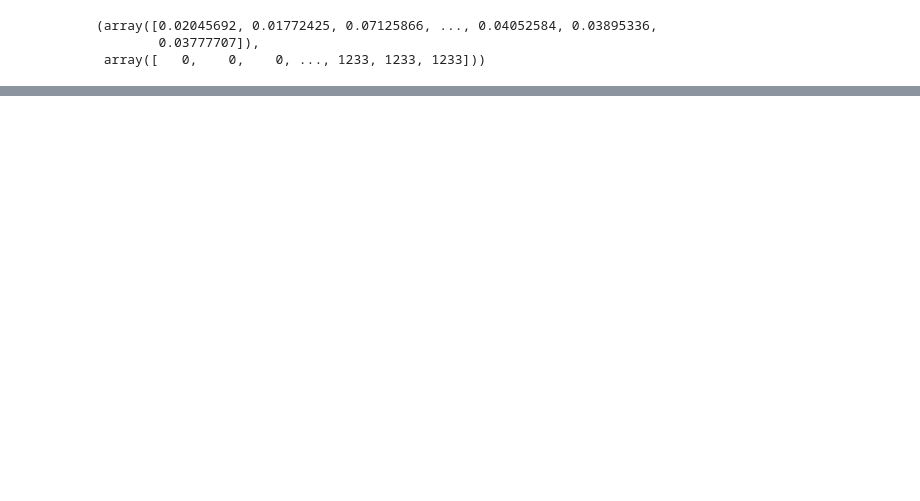
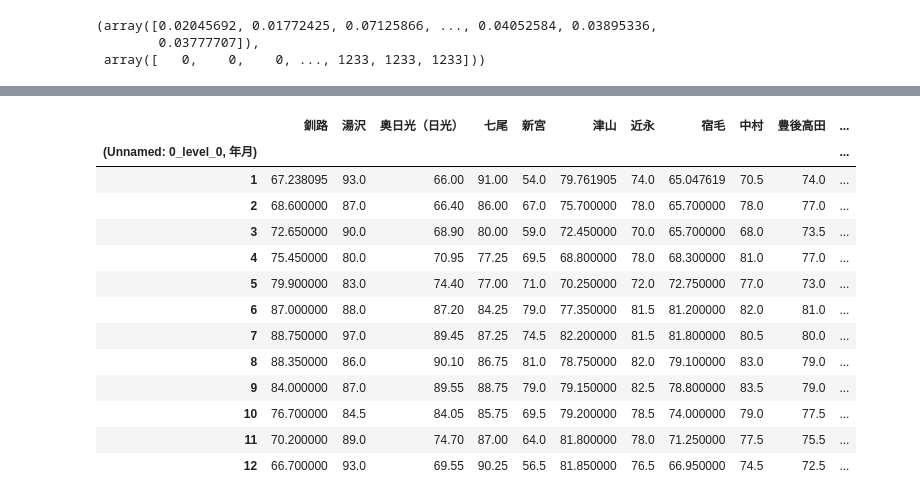
Before and after one commit to kanonyonezu/Mapping-Unseen, a Jupyter notebook: explore.ipynb, the cells around one changed output, grey strips where cells are left out. Cells and saved outputs as stored; diff of their text form; code cells hidden in the pictures; blank space fills up the shorter version.

```diff
--- a/explore.ipynb
+++ b/explore.ipynb
@@ -692,0 +752,3 @@ active_station_df.iloc[[706,710,714]]
+# %%
+sample_weather_monthly2 = pd.read_csv('sample_data2.csv',encoding='shift_jis',header=[1,2])
+sample_weather_monthly2.drop(0,inplace=True)
@@ -692,0 +790,26 @@ active_station_df.iloc[[706,710,714]]
+# %%
+precip2 = sample_weather_monthly2.xs('降水量の合計(mm)', axis=1, level=1)
+# 元データから「年月」列を取り出して、precipのindexにする
+precip2.index = sample_weather_monthly2[('Unnamed: 0_level_0', '年月')]
+# %%
+# indexの年月から「月」だけ取り出して、月ごとに平均
+precip2.index = pd.to_datetime(precip2.index, format='%Y/%m')  # 年月を日付型に
+monthly_avg2 = precip2.groupby(precip2.index.month).mean()  # 月ごとに平均
+# %%
+sample_precip_avg = pd.concat([monthly_avg, monthly_avg2], axis=1)
+sample_precip_avg
+# %% [output]
+|  | 釧路 | 湯沢 | 奥日光（日光） | 七尾 | 新宮 | 津山 | 近永 | 宿毛 | 中村 | 豊後高田 | ... |
+| (Unnamed: 0_level_0, 年月) |  |  |  |  |  |  |  |  |  |  | ... |
+| 1 | 67.238095 | 93.0 | 66.00 | 91.00 | 54.0 | 79.761905 | 74.0 | 65.047619 | 70.5 | 74.0 | ... |
+| 2 | 68.600000 | 87.0 | 66.40 | 86.00 | 67.0 | 75.700000 | 78.0 | 65.700000 | 78.0 | 77.0 | ... |
+| 3 | 72.650000 | 90.0 | 68.90 | 80.00 | 59.0 | 72.450000 | 70.0 | 65.700000 | 68.0 | 73.5 | ... |
+| 4 | 75.450000 | 80.0 | 70.95 | 77.25 | 69.5 | 68.800000 | 78.0 | 68.300000 | 81.0 | 77.0 | ... |
+| 5 | 79.900000 | 83.0 | 74.40 | 77.00 | 71.0 | 70.250000 | 72.0 | 72.750000 | 77.0 | 73.0 | ... |
+| 6 | 87.000000 | 88.0 | 87.20 | 84.25 | 79.0 | 77.350000 | 81.5 | 81.200000 | 82.0 | 81.0 | ... |
+| 7 | 88.750000 | 97.0 | 89.45 | 87.25 | 74.5 | 82.200000 | 81.5 | 81.800000 | 80.5 | 80.0 | ... |
+| 8 | 88.350000 | 86.0 | 90.10 | 86.75 | 81.0 | 78.750000 | 82.0 | 79.100000 | 83.0 | 79.0 | ... |
+| 9 | 84.000000 | 87.0 | 89.55 | 88.75 | 79.0 | 79.150000 | 82.5 | 78.800000 | 83.5 | 79.0 | ... |
+| 10 | 76.700000 | 84.5 | 84.05 | 85.75 | 69.5 | 79.200000 | 78.5 | 74.000000 | 79.0 | 77.5 | ... |
+| 11 | 70.200000 | 89.0 | 74.70 | 87.00 | 64.0 | 81.800000 | 78.0 | 71.250000 | 77.5 | 75.5 | ... |
+| 12 | 66.700000 | 93.0 | 69.55 | 90.25 | 56.5 | 81.850000 | 76.5 | 66.950000 | 74.5 | 72.5 | ... |
```
Also changed, not shown: parts of 23 cells of this notebook, 4 other files.
